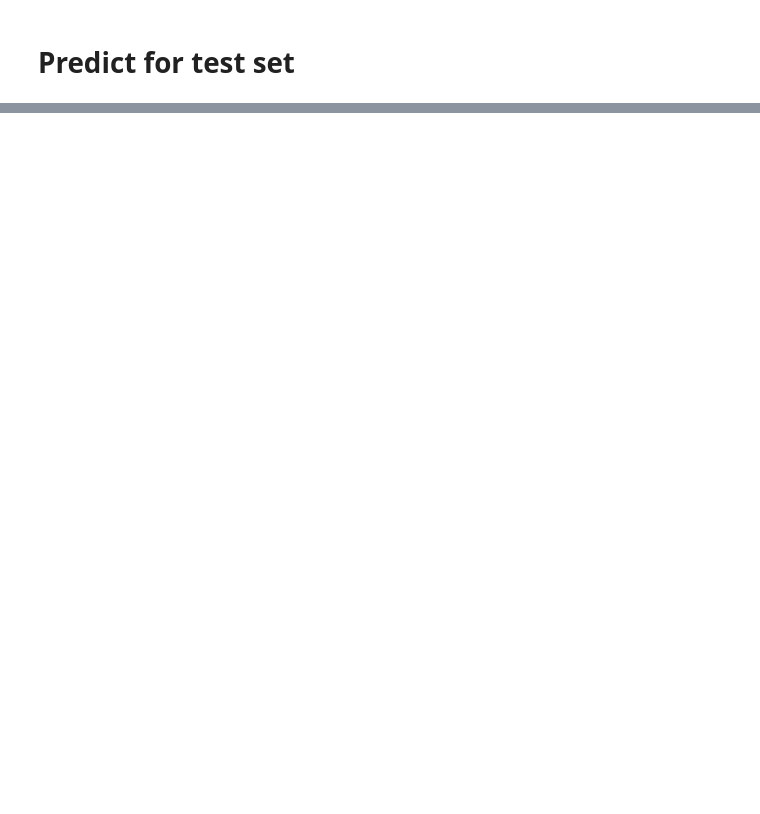
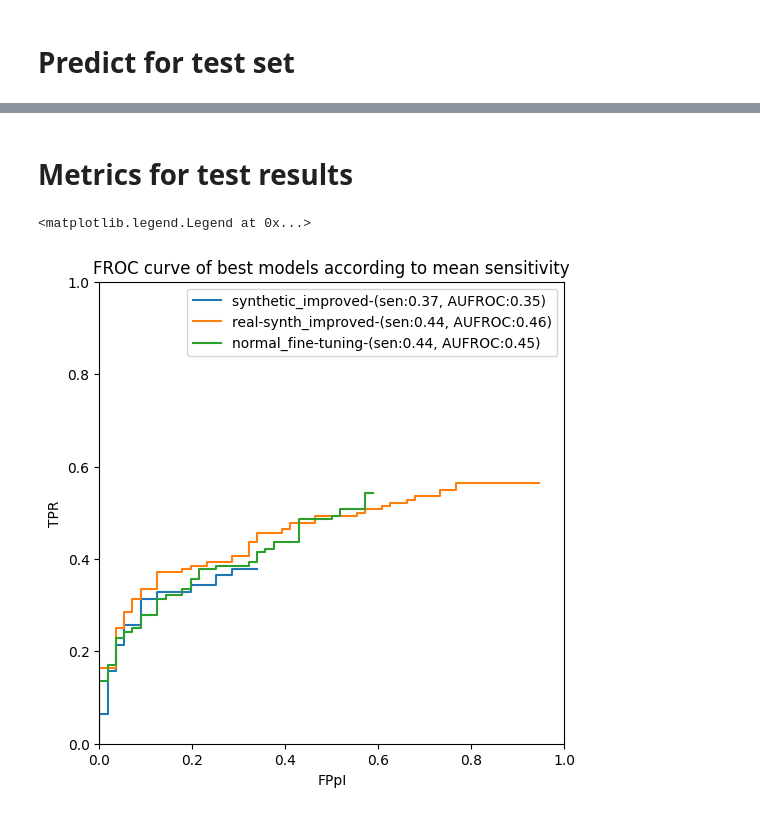
Before and after one commit to Likalto4/CEM-Detect, a Jupyter notebook: detection/evaluation/testing/testing_models.ipynb, the cells around one changed output, grey strips where cells are left out. Cells and saved outputs as stored; diff of their text form; code cells hidden in the pictures; blank space fills up the shorter version.

Commit message:
created pipeline to compare test results

```diff
--- a/detection/evaluation/testing/testing_models.ipynb
+++ b/detection/evaluation/testing/testing_models.ipynb
@@ -20,7 +20,7 @@ from detection.inference.detector import lesion_detector, post_process_pred
 # Predict for test set
 # %%
 #### inputs (editable)
-split_name = 'split_1'
+split_name = 'split_1_old'
 metric_name = 'AUFROC'
 ####
 
@@ -30,12 +30,12 @@ min_score = 0.1 # minimum score threshold to keep the prediction
 
 # validation data inputs
 im_dir = repo_path / 'data/CDD-CESM/images/substracted' # images directory (can contain other not only test)
-metadata_path = repo_path / 'data/CDD-CESM/metadata/bboxes/split_1/test_set.csv' # test data only
+metadata_path = repo_path / f'data/CDD-CESM/metadata/bboxes/{split_name}/test_set.csv' # test data only
 
 # get best models of the split
 best_models_csv_path = repo_path / 'detection/evaluation/data/validation' / f'{split_name}/best_models/best_models_{metric_name}.csv'
 best_models_csv = pd.read_csv(best_models_csv_path)
-split_dir = repo_path / 'detection/training/results/split_1'
+split_dir = repo_path / f'detection/training/results/{split_name}'
 
 # saving directory
 testing_split_dir = repo_path / 'detection/evaluation/data/testing' / f'{split_name}'
@@ -61,0 +64,2 @@ for i, row in best_models_csv.iterrows():
+# %% [markdown]
+# Metrics for test results
@@ -61,0 +106,28 @@ for i, row in best_models_csv.iterrows():
+# %%
+FPpI_limit = 1
+split_name = 'split_1'
+###
+split_pred_dir = repo_path / 'detection/evaluation/data/testing' / f'{split_name}'
+# get all the csv files
+csv_pred_paths = [f for f in split_pred_dir.glob('*.csv') if f.is_file()]
+
+fig, ax = plt.subplots(figsize=(6,6))
+ax.set_xlabel('FPpI')
+ax.set_ylabel('TPR')
+ax.set_title('FROC curve of best models according to mean sensitivity')
+# set TPR limits
+ax.set_ylim(0,1)
+ax.set_xlim(0,FPpI_limit)
+
+for csv_path in csv_pred_paths:
+    froc_info = pd.read_csv(csv_path)
+    sensitivity_df, average_sen = computing_sensitivity_at_FPpI(froc_info)
+    aufroc = AUFROC_computing(froc_info, FPpI_limit)
+    ax.plot(froc_info['FPpI'], froc_info['TPR'], marker='',
+            label=f'{csv_path.stem}-(sen:{average_sen.round(2)}, AUFROC:{aufroc.round(2)})',
+            linestyle='-', linewidth=1.5)
+
+ax.legend()
+# %% [output]
+<matplotlib.legend.Legend at 0x...>
+[figure, added]
```
Also changed, not shown: parts of 3 cells of this notebook, 2 other files.
